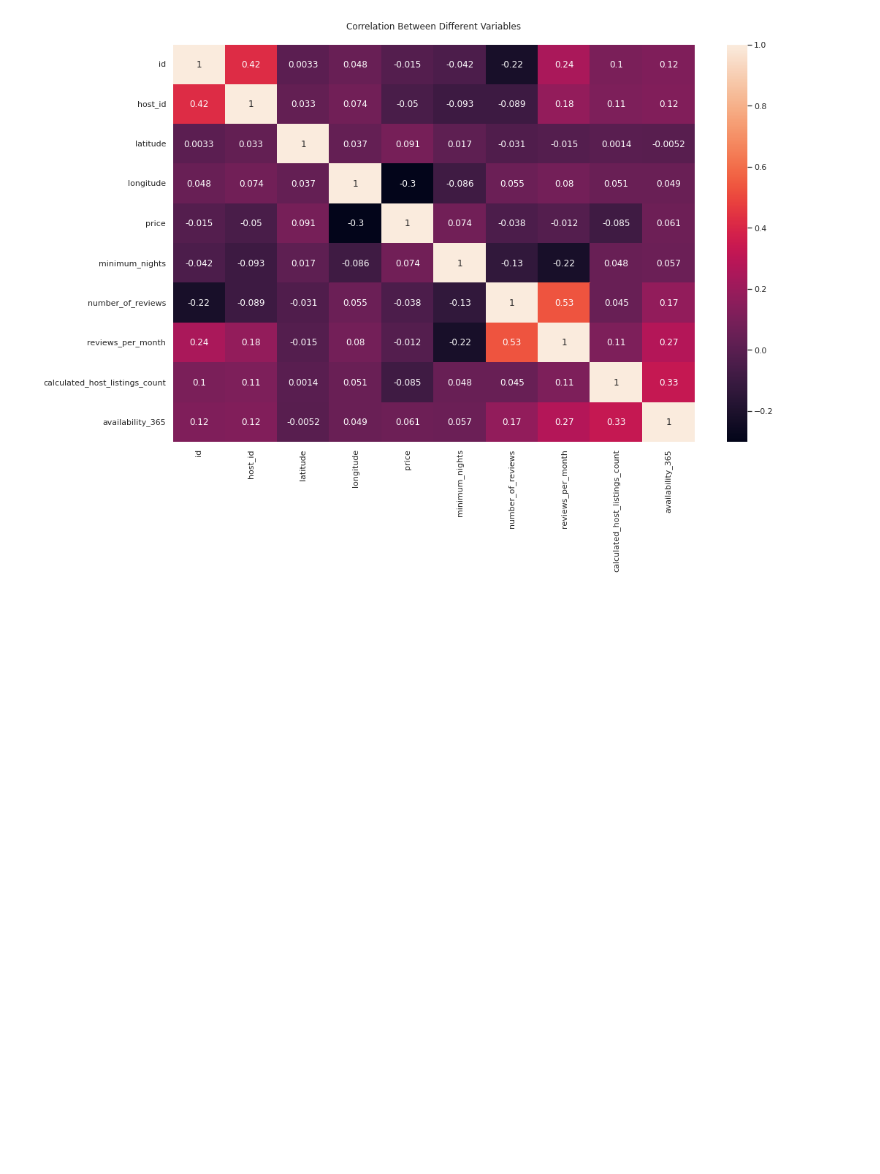
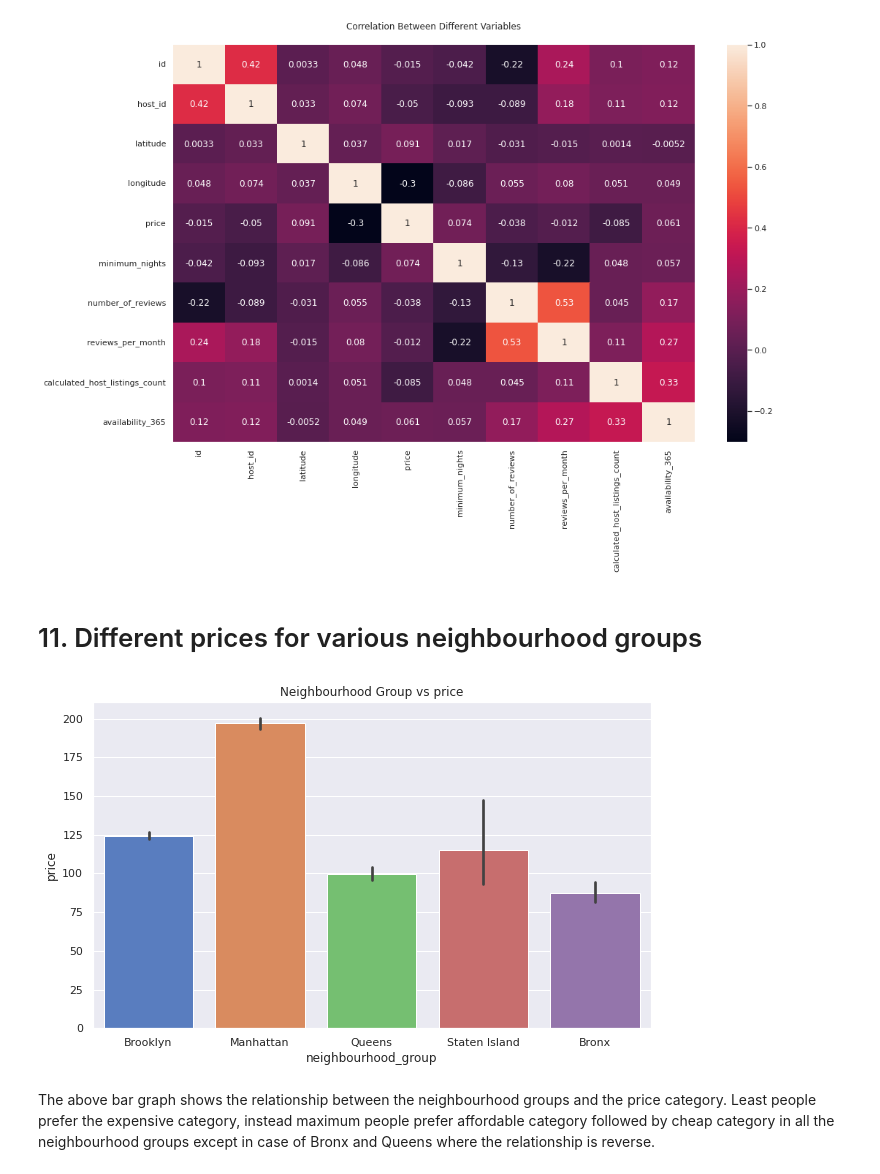
Before and after one commit to shahfaissalDharwad/EDA-on-airbnb, a Jupyter notebook: Copy_of_Copy_of_Airbnb_faisal.ipynb, the cells around one changed output. Drawn from its saved outputs; the diff is of its cells as text; code cells hidden in the pictures; blank space fills up the shorter version.

Commit message:
price vs neighbourhood groups

```diff
--- a/Copy_of_Copy_of_Airbnb_faisal.ipynb
+++ b/Copy_of_Copy_of_Airbnb_faisal.ipynb
@@ -234,3 +234,14 @@ sns.heatmap(corr, annot=True)
 plt.show()
 # %% [output]
 [figure]
+# %% [markdown]
+# 11. Different prices for various neighbourhood groups
+# %%
+plt.figure(figsize=(10,6))
+plt.title("Neighbourhood Group vs price")
+sns.barplot(x=df.neighbourhood_group, y=df.price,palette="muted")
+plt.show()
+# %% [output]
+[figure, added]
+# %% [markdown]
+The above bar graph shows the relationship between the neighbourhood groups and the price category. Least people prefer the expensive category, instead maximum people prefer affordable category followed by cheap category in all the neighbourhood groups except in case of Bronx and Queens where the relationship is reverse.
```
